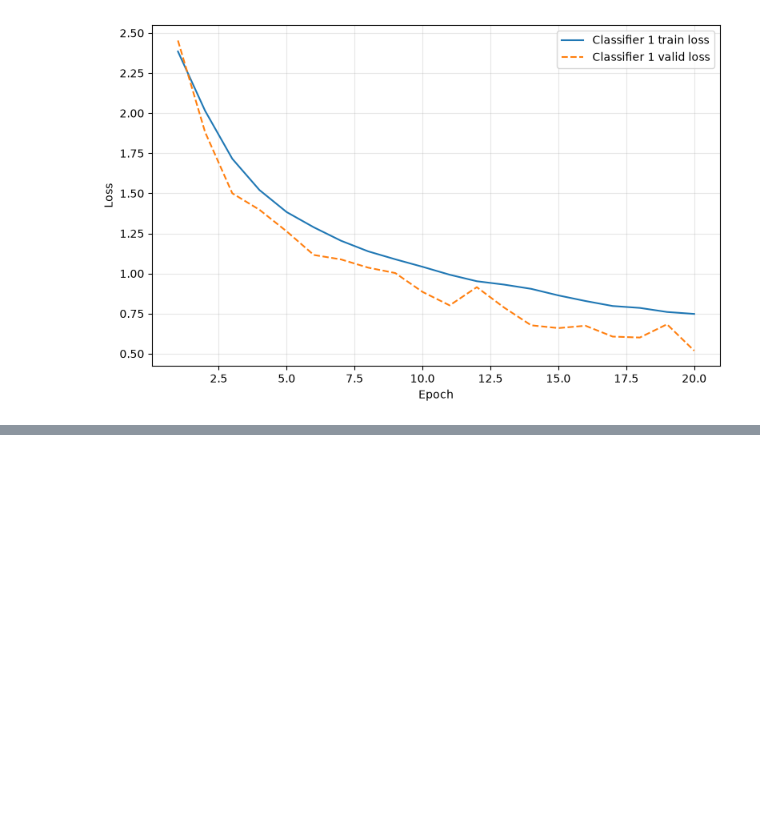
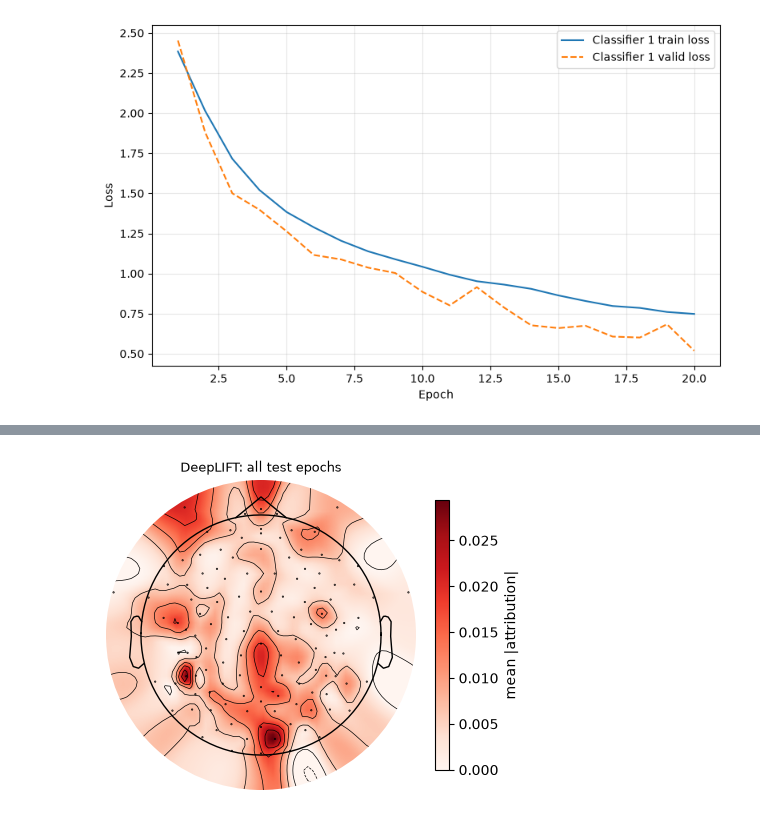
Before and after one commit to aureateAnatidae/2026-capstone, a Jupyter notebook: MUSIN-G.ipynb, the cells around one changed output, grey strips where cells are left out. Drawn from its saved outputs; the diff is of its cells as text; code cells hidden in the pictures; blank space fills up the shorter version.

```diff
--- a/MUSIN-G.ipynb
+++ b/MUSIN-G.ipynb
@@ -203,7 +203,7 @@ epoch, song, subject = [], [], []
 for index, row in df.iterrows():
     print("Index:", index)
     ep = mne.make_fixed_length_epochs(
-        row["raw"].copy(), duration=2, overlap=1
+        row["raw"].copy(), duration=2, overlap=0
     )
     epoch.append(ep.get_data())
     song.append([row["song_name"]] * len(ep))
@@ -427,0 +498,23 @@ torch.save(eegnet_model.state_dict(), "eegnet.pt")
+# %%
+# Channel order of the epochs matches the raw objects (Cz dropped), so reuse their info
+eeg_info = df["raw"].iloc[0].info
+
+# Channel importance: mean |attribution| over time, per epoch
+channel_importance = np.abs(attr_test).mean(axis=2)  # (n_epochs, n_chans)
+
+
+def plot_attribution_topomap(values, info, ax, title):
+    im, _ = mne.viz.plot_topomap(values, info, axes=ax, cmap="Reds", show=False)
+    ax.set_title(title, fontsize=9)
+    return im
+
+
+# Overall map across all test epochs
+fig, ax = plt.subplots(figsize=(5, 5))
+im = plot_attribution_topomap(
+    channel_importance.mean(axis=0), eeg_info, ax, "DeepLIFT: all test epochs"
+)
+fig.colorbar(im, ax=ax, shrink=0.7, label="mean |attribution|")
+plt.show()
+# %% [output]
+[figure, added]
```
Also changed, not shown: parts of 6 cells of this notebook, 2 other files.
